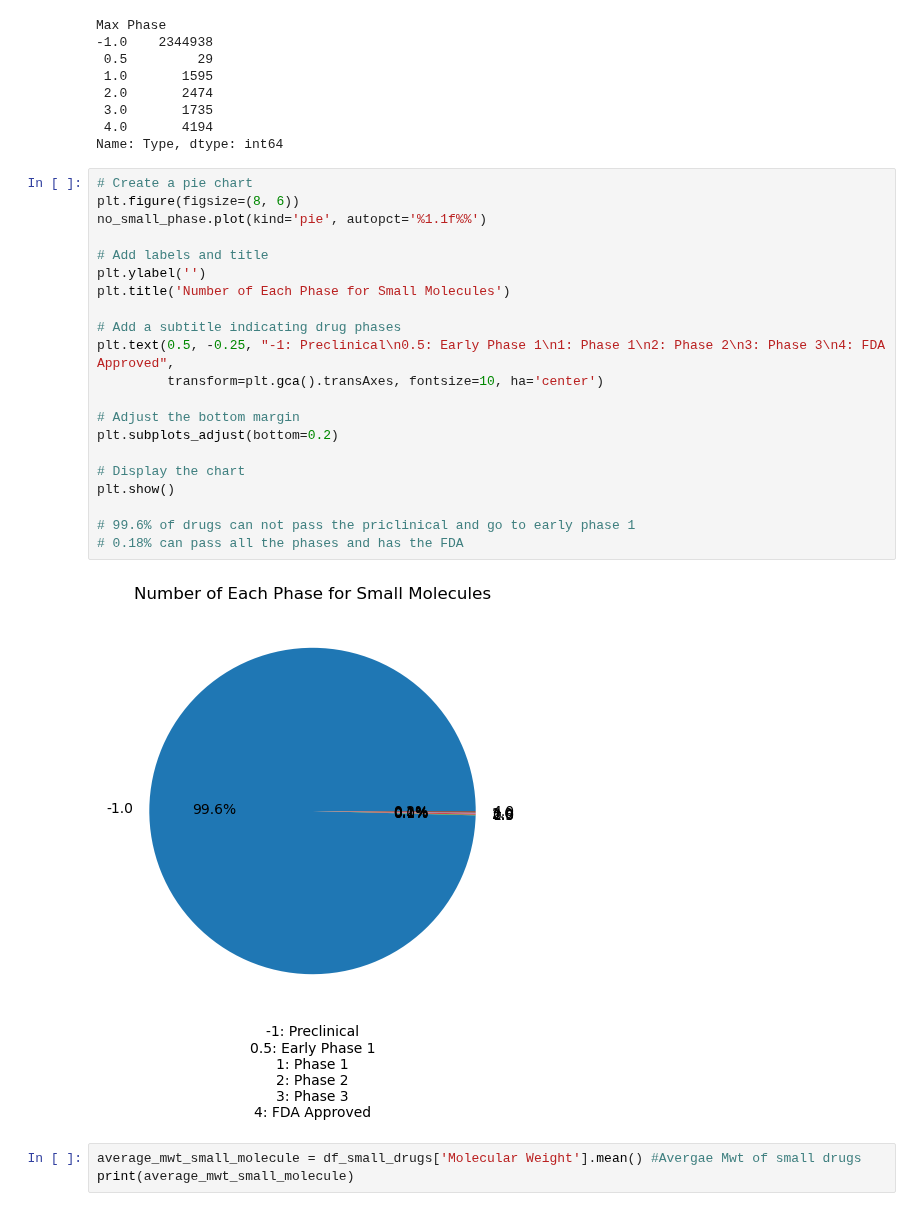
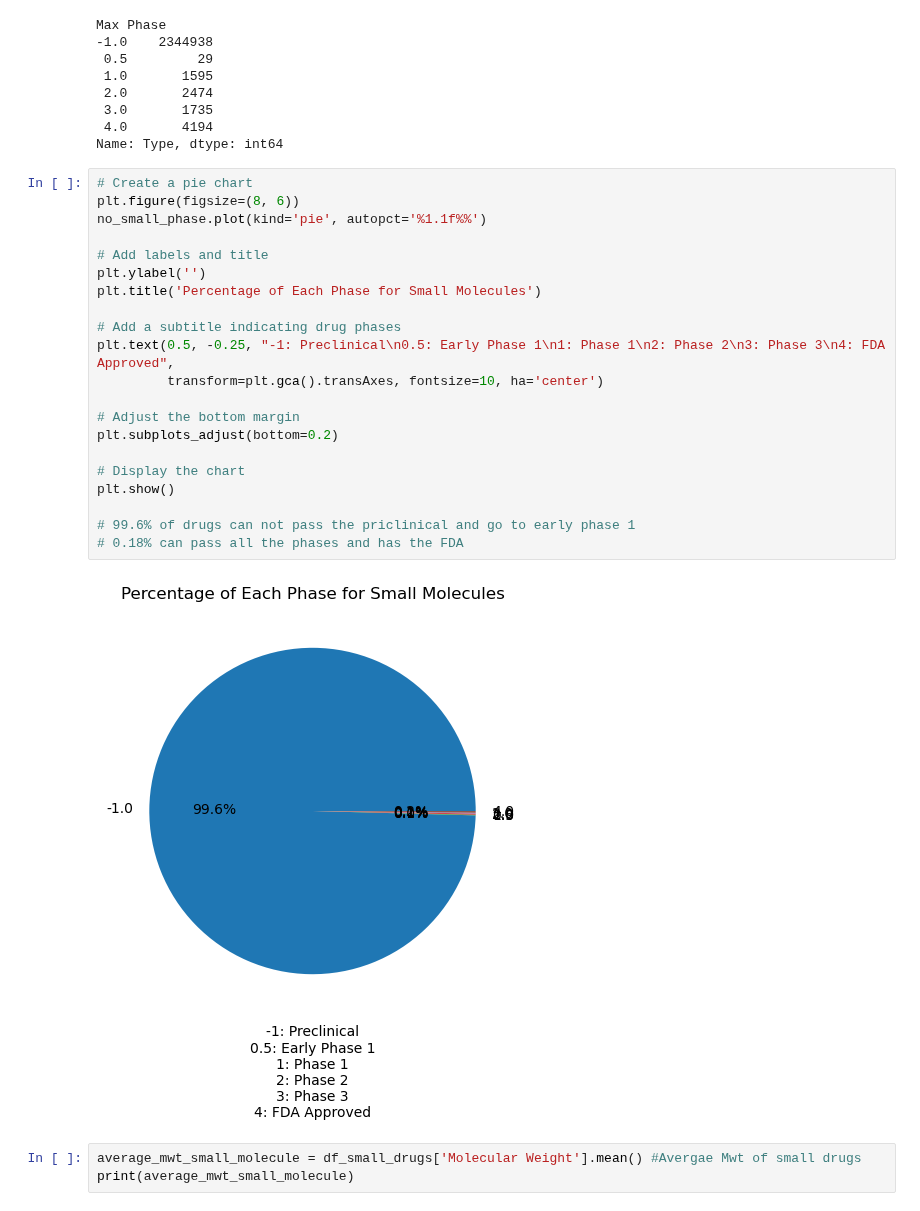
Before and after one commit to Ahmedelmaamounamin/Drugs, a Jupyter notebook: drugs.ipynb, the cells around one changed output. Drawn from its saved outputs; the diff is of its cells as text.

```diff
--- a/drugs.ipynb
+++ b/drugs.ipynb
@@ -427,26 +467,26 @@ Name: Type, dtype: int64
 # %%
 # Create a pie chart
 plt.figure(figsize=(8, 6))
 no_small_phase.plot(kind='pie', autopct='%1.1f%%')
 
 # Add labels and title
 plt.ylabel('')
-plt.title('Number of Each Phase for Small Molecules')
+plt.title('Percentage of Each Phase for Small Molecules')
 
 # Add a subtitle indicating drug phases
 plt.text(0.5, -0.25, "-1: Preclinical\n0.5: Early Phase 1\n1: Phase 1\n2: Phase 2\n3: Phase 3\n4: FDA Approved",
          transform=plt.gca().transAxes, fontsize=10, ha='center')
 
 # Adjust the bottom margin
 plt.subplots_adjust(bottom=0.2)
 
 # Display the chart
 plt.show()
 
 # 99.6% of drugs can not pass the priclinical and go to early phase 1
 # 0.18% can pass all the phases and has the FDA
 # %% [output]
-[figure, old version]
+[figure, new version]
 # %%
 average_mwt_small_molecule = df_small_drugs['Molecular Weight'].mean() #Avergae Mwt of small drugs
 print(average_mwt_small_molecule)
```
Also changed, not shown: parts of 24 cells of this notebook.
